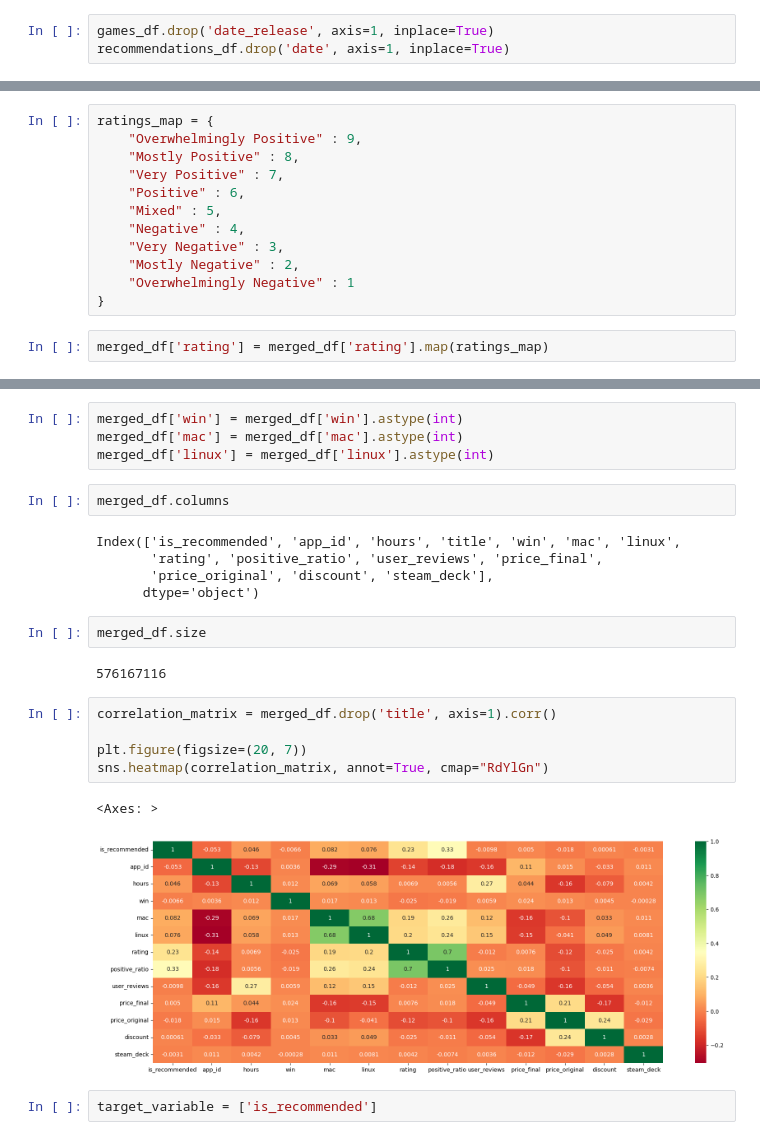
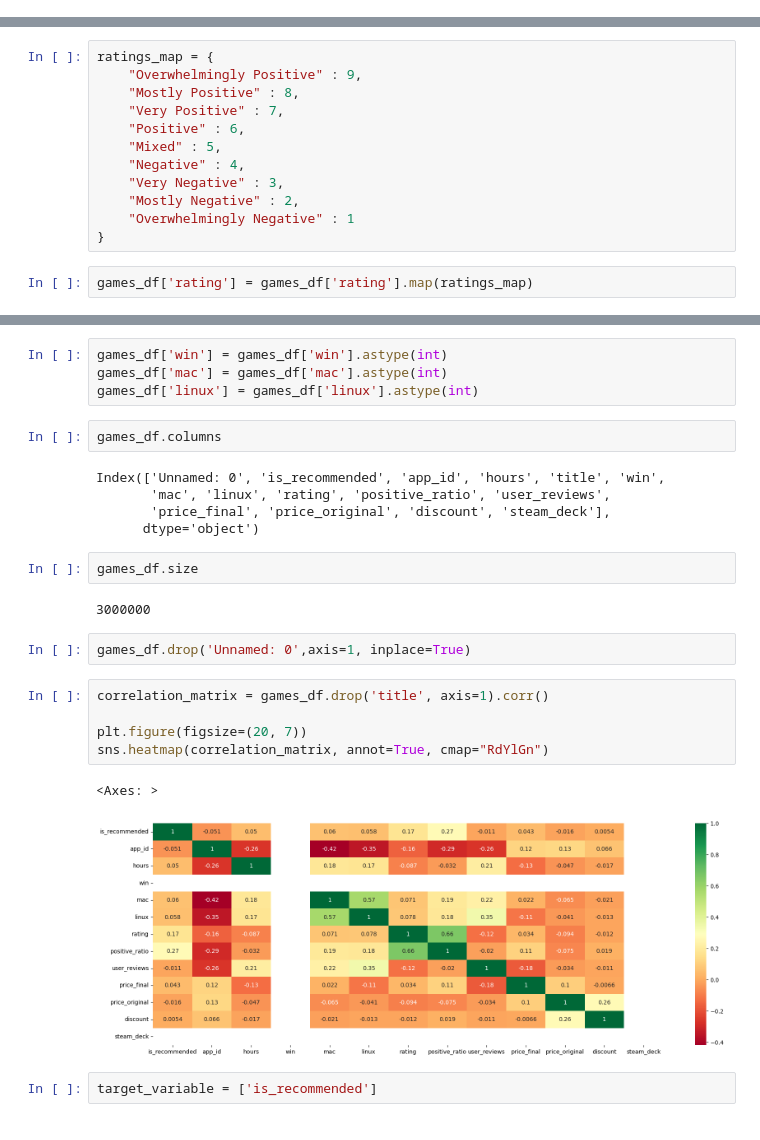
Before and after one commit to ChandrasekaranN/INFO-DSE, a Jupyter notebook: assignment-1-dsmt.ipynb, the cells around one changed output, grey strips where cells are left out. Drawn from its saved outputs; the diff is of its cells as text.

```diff
--- a/assignment-1-dsmt.ipynb
+++ b/assignment-1-dsmt.ipynb
@@ -163,6 +71,3 @@ dtype: object
-# %%
-games_df.drop('date_release', axis=1, inplace=True)
-recommendations_df.drop('date', axis=1, inplace=True)
 # %%
 import matplotlib.pyplot as plt
 import seaborn as sns
@@ -236,7 +140,7 @@ ratings_map = {
     "Overwhelmingly Negative" : 1
 }
 # %%
-merged_df['rating'] = merged_df['rating'].map(ratings_map)
+games_df['rating'] = games_df['rating'].map(ratings_map)
 # %%
 f, axes = plt.subplots(3, 1, figsize=(20, 10))
 
@@ -249,26 +153,28 @@ plt.show()
 # %%
-merged_df['win'] = merged_df['win'].astype(int)
-merged_df['mac'] = merged_df['mac'].astype(int)
-merged_df['linux'] = merged_df['linux'].astype(int)
+games_df['win'] = games_df['win'].astype(int)
+games_df['mac'] = games_df['mac'].astype(int)
+games_df['linux'] = games_df['linux'].astype(int)
 # %%
-merged_df.columns
+games_df.columns
 # %% [output]
-Index(['is_recommended', 'app_id', 'hours', 'title', 'win', 'mac', 'linux',
-       'rating', 'positive_ratio', 'user_reviews', 'price_final',
-       'price_original', 'discount', 'steam_deck'],
+Index(['Unnamed: 0', 'is_recommended', 'app_id', 'hours', 'title', 'win',
+       'mac', 'linux', 'rating', 'positive_ratio', 'user_reviews',
+       'price_final', 'price_original', 'discount', 'steam_deck'],
       dtype='object')
 # %%
-merged_df.size
+games_df.size
 # %% [output]
-576167116
+3000000
+# %%
+games_df.drop('Unnamed: 0',axis=1, inplace=True)
 # %%
-correlation_matrix = merged_df.drop('title', axis=1).corr()
+correlation_matrix = games_df.drop('title', axis=1).corr()
 
 plt.figure(figsize=(20, 7))
 sns.heatmap(correlation_matrix, annot=True, cmap="RdYlGn")
 # %% [output]
 <Axes: >
-[figure, old version]
+[figure, new version]
 # %%
 target_variable = ['is_recommended']
 # %%
```
Also changed, not shown: parts of 38 cells of this notebook.
